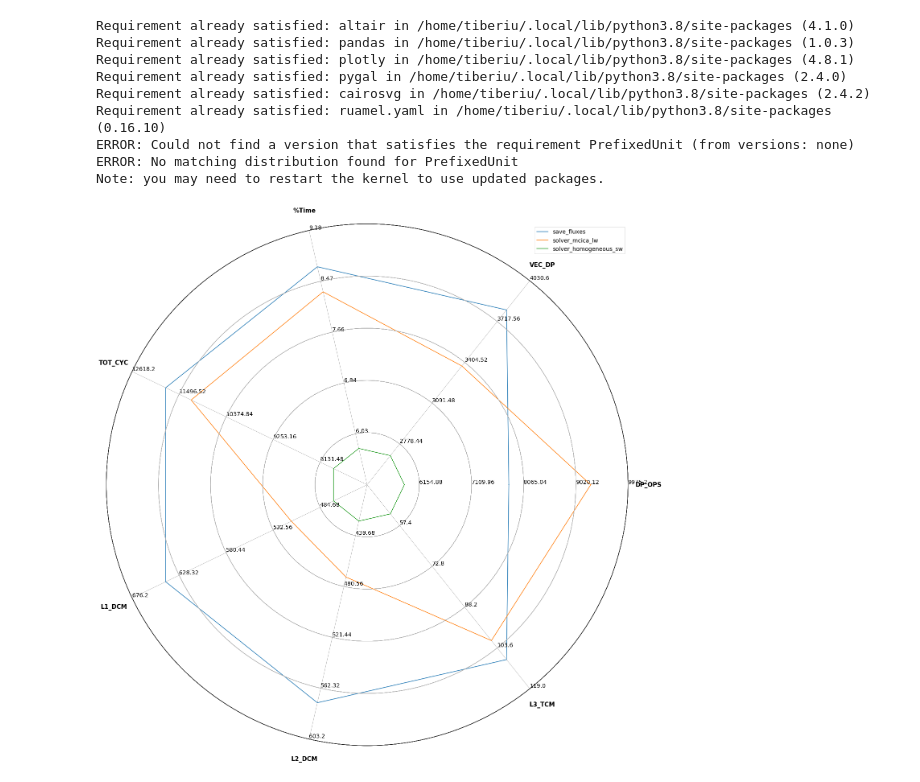
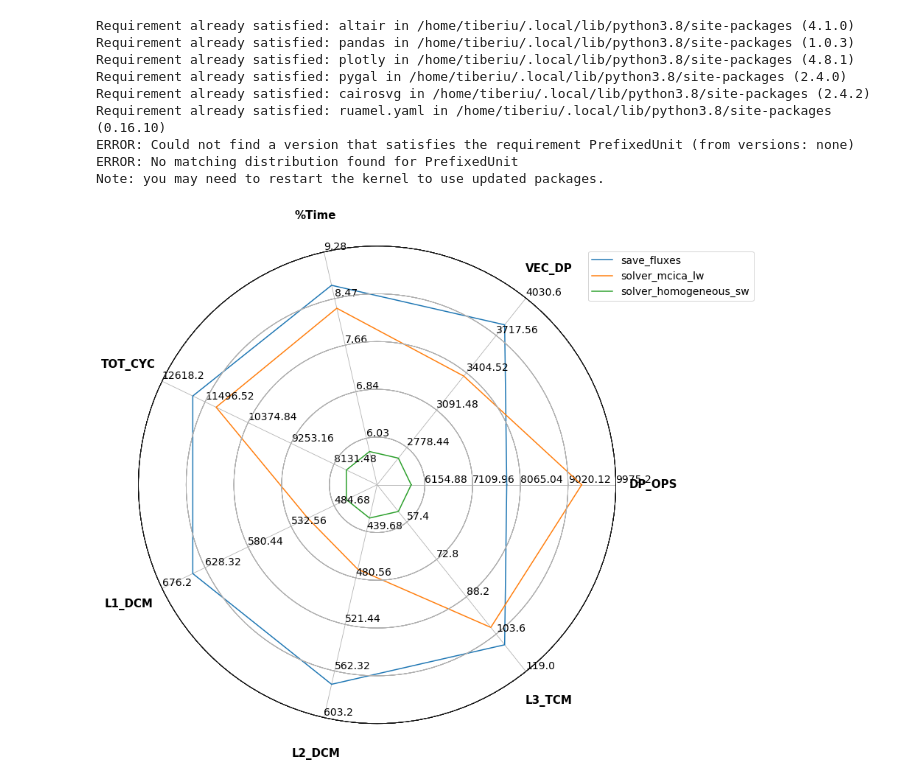
Before and after one commit to ECMWFCode4Earth/HPC-performance-profiling-tool, a Jupyter notebook: Experiment.ipynb, the cells around one changed output. Saved outputs shown, nothing was run; the diff lists cells and outputs as text; code cells hidden in the pictures.

```diff
--- a/Experiment.ipynb
+++ b/Experiment.ipynb
@@ -116,7 +116,7 @@ class ComplexRadar():
             # not sure here why the output is not flat
             self._plot(vars_plt, label)
             lines.append(vars_plt)
-        self.ax.legend()
+        self.ax.legend(bbox_to_anchor=(1.3, 1))
         return self.ax
     def fill(self, data, *args, **kw):
         sdata = self._scale_data(data, self.ranges)
@@ -124,14 +124,14 @@ class ComplexRadar():
 # %%
 functions_to_plot = ['save_fluxes', 'solver_mcica_lw', 'solver_homogeneous_sw']
 data2 = data.loc[data['Function'].isin(functions_to_plot)]
 
 labels = ['DP_OPS', 'VEC_DP', '%Time', 'TOT_CYC', 'L1_DCM', 'L2_DCM', 'L3_TCM']
 
-fig1 = plt.figure(figsize=(20, 20))
+fig1 = plt.figure(figsize=(10, 10))
 radar = ComplexRadar(fig1, labels, data2, functions_to_plot)
 radar.plot();
 # %% [output]
-[figure, old version]
+[figure, new version]
 # %%
 import plotly.graph_objects as go
 import pandas as pd
```
Also changed, not shown: parts of 2 cells of this notebook, 13 other files.
